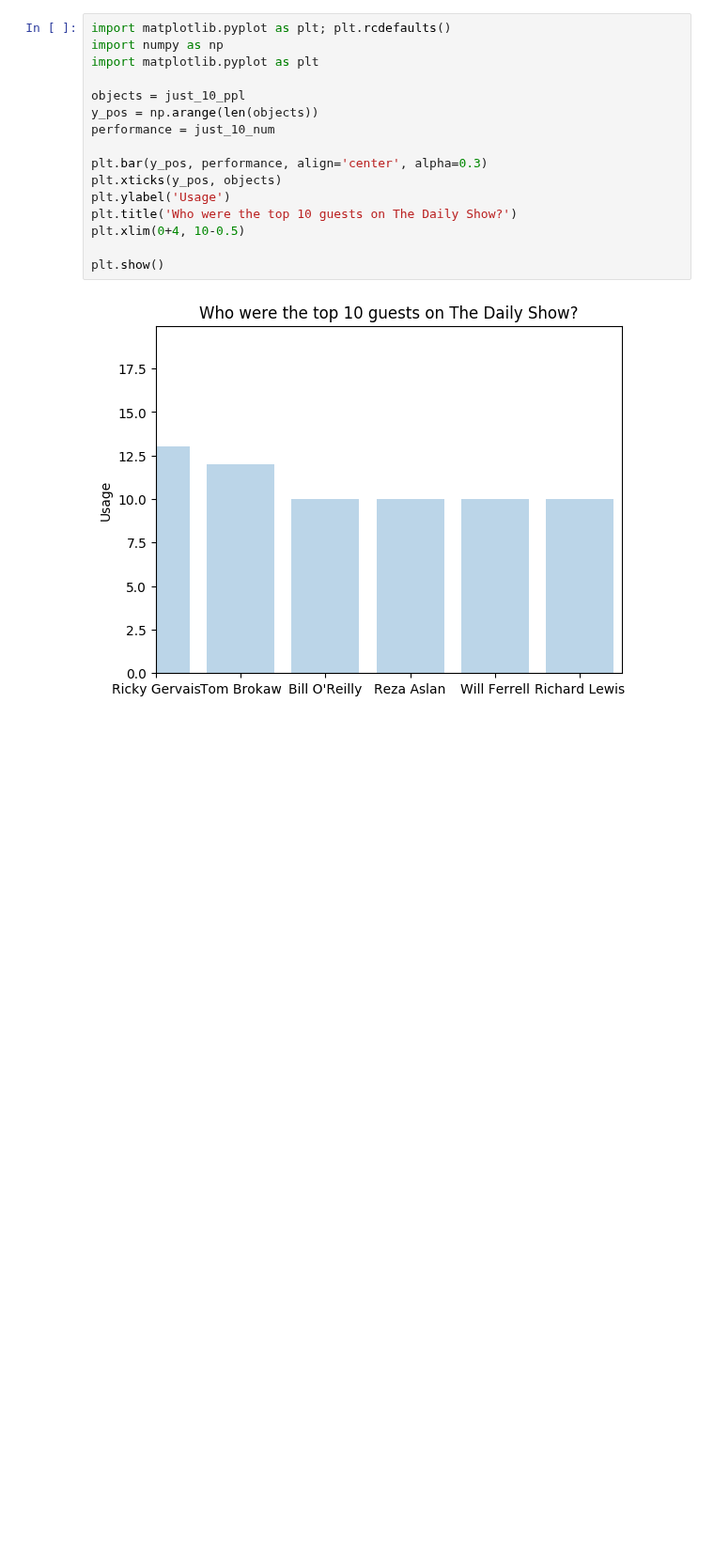
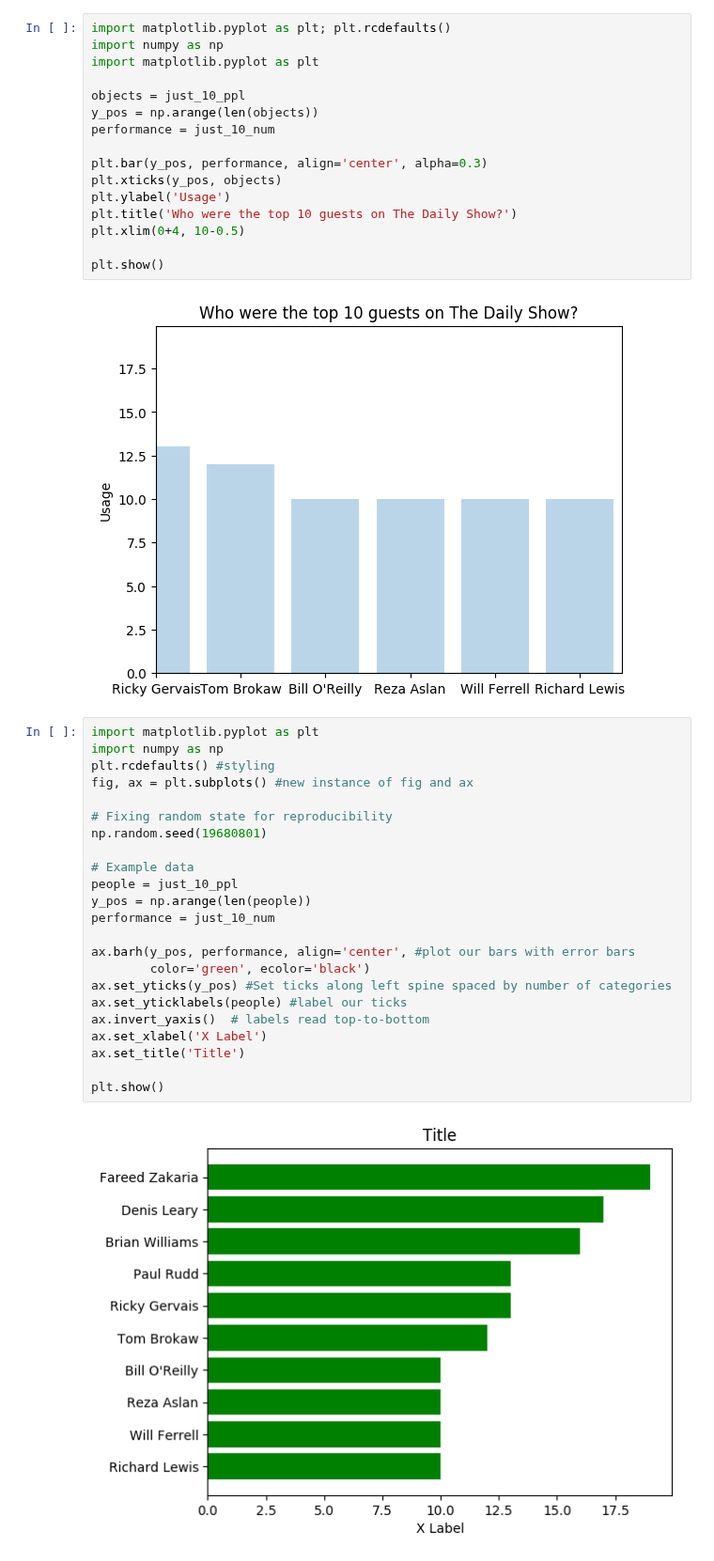
Before and after one commit to bloominstituteoftechnology/DS-Unit-1-Sprint-3-Data-Storytelling, a Jupyter notebook: Lily_Su_DS3_Unit_1_Sprint_Challenge_3_Data_Storytelling.ipynb, the cells around one changed output. Shown at 94% size. Cells and saved outputs as stored; diff of their text form; blank space fills up the shorter version.

```diff
--- a/Lily_Su_DS3_Unit_1_Sprint_Challenge_3_Data_Storytelling.ipynb
+++ b/Lily_Su_DS3_Unit_1_Sprint_Challenge_3_Data_Storytelling.ipynb
@@ -211,3 +215,28 @@ plt.xlim(0+4, 10-0.5)
 plt.show()
 # %% [output]
 [figure]
+# %%
+import matplotlib.pyplot as plt
+import numpy as np
+plt.rcdefaults() #styling
+fig, ax = plt.subplots() #new instance of fig and ax
+
+# Fixing random state for reproducibility
+np.random.seed(19680801)
+
+# Example data
+people = just_10_ppl
+y_pos = np.arange(len(people))
+performance = just_10_num
+
+ax.barh(y_pos, performance, align='center', #plot our bars with error bars
+        color='green', ecolor='black')
+ax.set_yticks(y_pos) #Set ticks along left spine spaced by number of categories
+ax.set_yticklabels(people) #label our ticks
+ax.invert_yaxis()  # labels read top-to-bottom
+ax.set_xlabel('X Label')
+ax.set_title('Title')
+
+plt.show()
+# %% [output]
+[figure, added]
```
Also changed, not shown: parts of 2 cells of this notebook.
